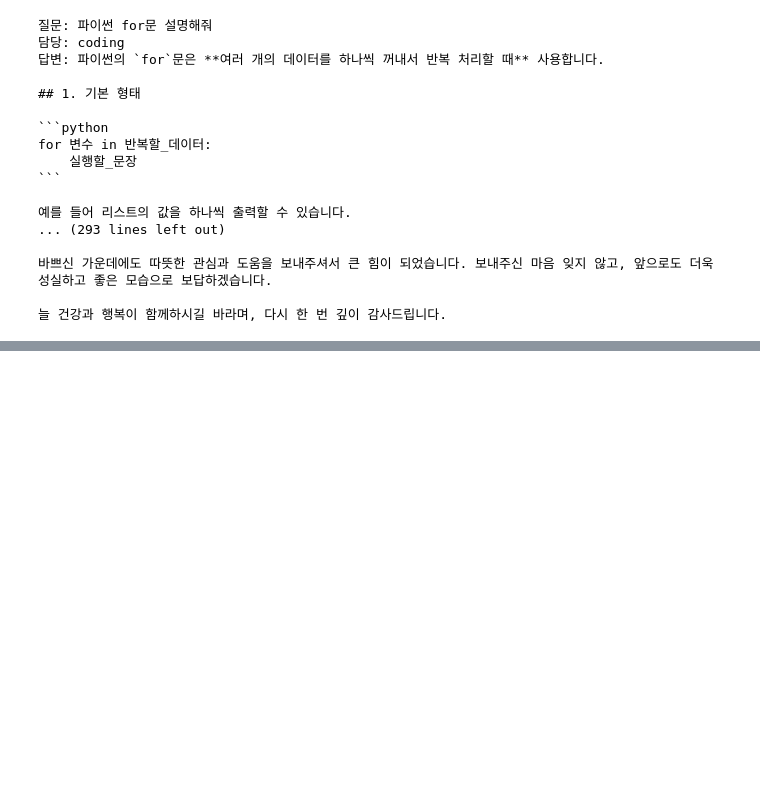
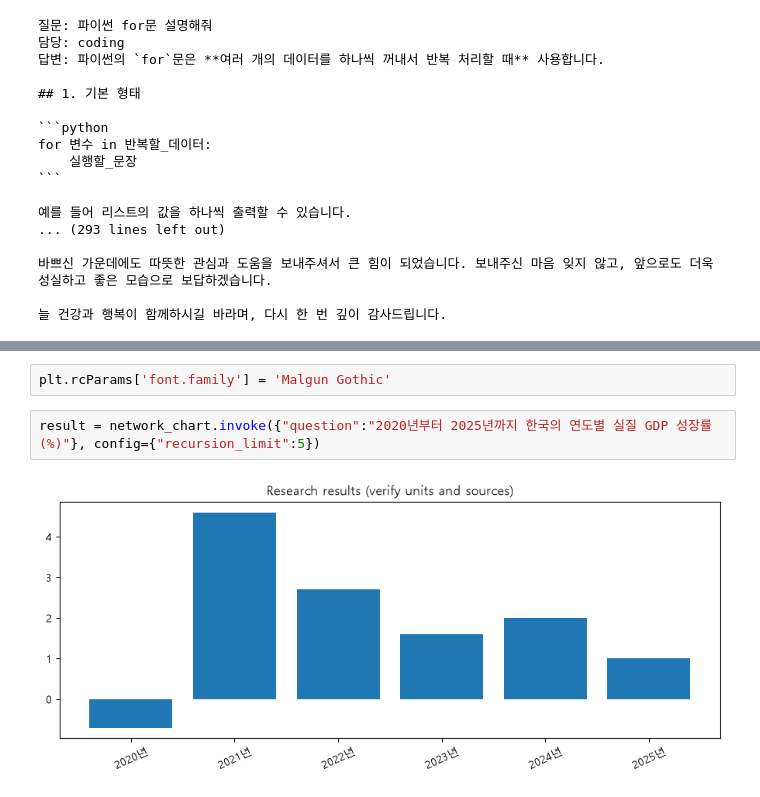
Before and after one commit to harwoon/14_Agent, a Jupyter notebook: 6_멀티에이전트.ipynb, the cells around one changed output, grey strips where cells are left out. Cells and saved outputs as stored; diff of their text form; blank space fills up the shorter version.

```diff
--- a/6_멀티에이전트.ipynb
+++ b/6_멀티에이전트.ipynb
@@ -126,0 +215,6 @@ for 변수 in 반복할_데이터:
+# %%
+plt.rcParams['font.family'] = 'Malgun Gothic'
+# %%
+result = network_chart.invoke({"question":"2020년부터 2025년까지 한국의 연도별 실질 GDP 성장률(%)"}, config={"recursion_limit":5})
+# %% [output]
+[figure, added]
```
Also changed, not shown: parts of 18 cells of this notebook, 1 other file.
